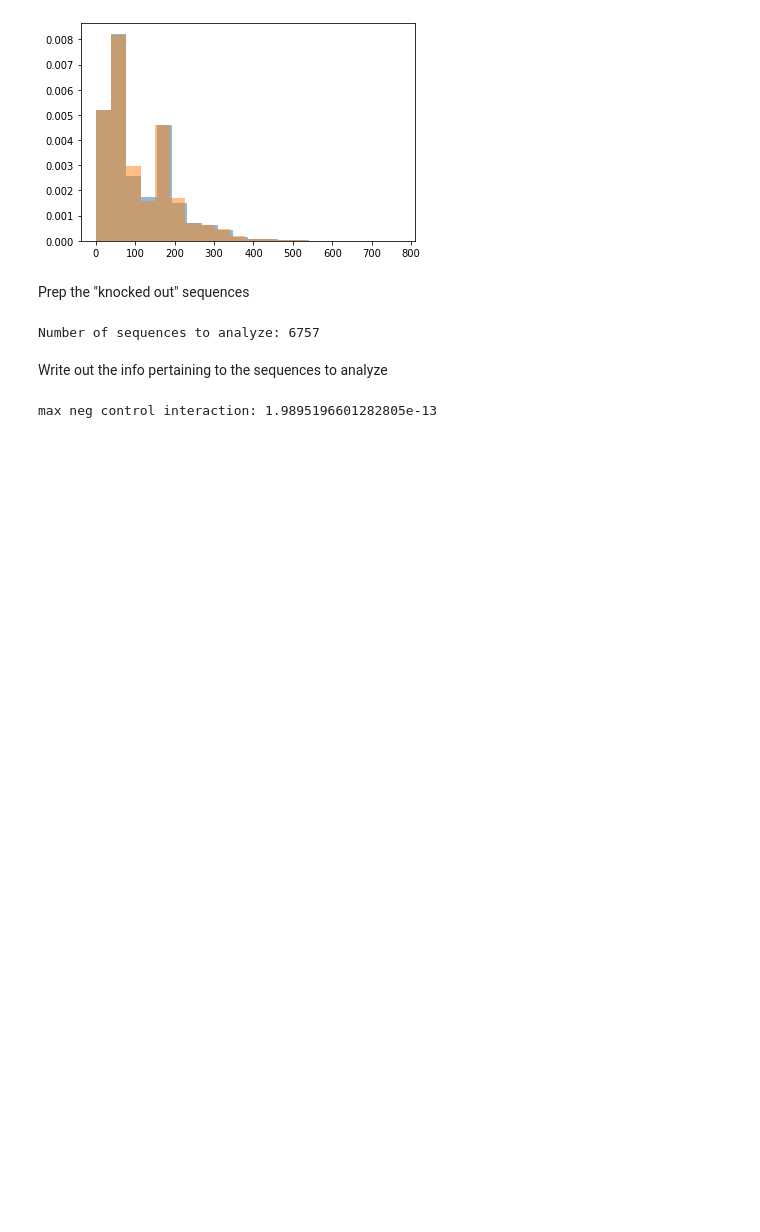
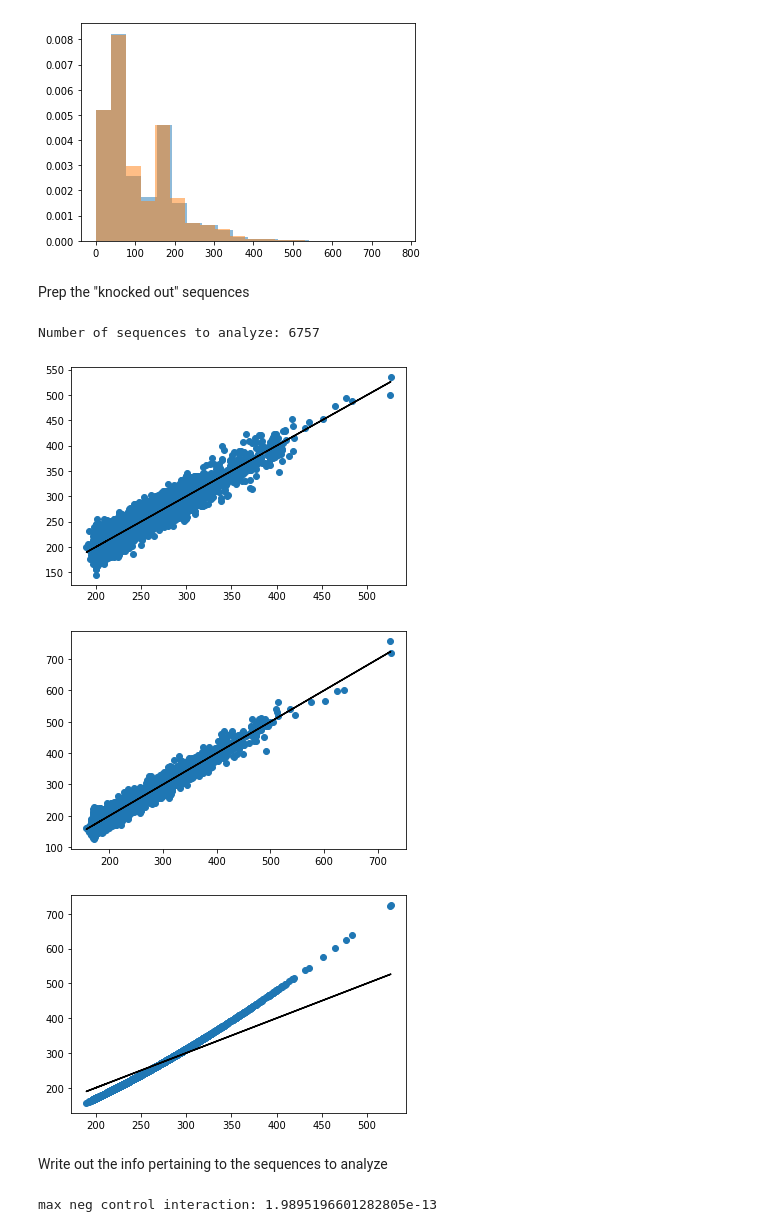
Before and after one commit to kundajelab/feature_interactions, a Jupyter notebook: av/Generate_Data.ipynb, the cells around one changed output. Cells and saved outputs as stored; diff of their text form; code cells hidden in the pictures; blank space fills up the shorter version.

```diff
--- a/av/Generate_Data.ipynb
+++ b/av/Generate_Data.ipynb
@@ -308,9 +309,13 @@ toanalyze_bothoff = []
 toanalyze_gataoff = []
 toanalyze_taloff = []
 toanalyze_orig = []
+toanalyze_orig_neg_labels = []
+toanalyze_orig_pos_labels = []
 
 for test_idx, gata_start, tal_start in toanalyze_info:
   onehot = test_onehot_data[test_idx]
+  toanalyze_orig_neg_labels.append(test_labels_neg[test_idx])
+  toanalyze_orig_pos_labels.append(test_labels_pos[test_idx])
   tal_replacement = get_low_scoring_pwm_instance(pwm=pwm_TAL, rng=rng)
   gata_replacement = get_low_scoring_pwm_instance(pwm=pwm_GATA, rng=rng)
   tal_off = np.array(onehot)
@@ -324,9 +329,11 @@ for test_idx, gata_start, tal_start in toanalyze_info:
   toanalyze_gataoff.append(gata_off)
   toanalyze_bothoff.append(both_off)
 
-(toanalyze_orig, toanalyze_taloff, toanalyze_gataoff, toanalyze_bothoff) =(
+(toanalyze_orig, toanalyze_taloff, toanalyze_gataoff, toanalyze_bothoff,
+ toanalyze_orig_neg_labels, toanalyze_orig_pos_labels) =(
   np.array(toanalyze_orig), np.array(toanalyze_taloff),
-  np.array(toanalyze_gataoff), np.array(toanalyze_bothoff))
+  np.array(toanalyze_gataoff), np.array(toanalyze_bothoff),
+  np.array(toanalyze_orig_neg_labels), np.array(toanalyze_orig_pos_labels) )
 
 (toanalyze_orig_expected_count_neg, toanalyze_orig_expected_count_pos) =\
   get_oracle_preds(toanalyze_orig)
@@ -336,6 +343,26 @@ for test_idx, gata_start, tal_start in toanalyze_info:
   get_oracle_preds(toanalyze_taloff)
 (toanalyze_bothoff_expected_count_neg, toanalyze_bothoff_expected_count_pos) =\
   get_oracle_preds(toanalyze_bothoff)
+# %%
+#sanity check the labels/expected
+
+plt.plot(toanalyze_orig_expected_count_neg, toanalyze_orig_expected_count_neg,
+         color="black")
+plt.scatter(toanalyze_orig_expected_count_neg, toanalyze_orig_neg_labels)
+plt.show()
+plt.plot(toanalyze_orig_expected_count_pos, toanalyze_orig_expected_count_pos,
+         color="black")
+plt.scatter(toanalyze_orig_expected_count_pos, toanalyze_orig_pos_labels)
+plt.show()
+plt.plot(toanalyze_orig_expected_count_neg, toanalyze_orig_expected_count_neg,
+         color="black")
+plt.scatter(toanalyze_orig_expected_count_neg,
+            toanalyze_orig_expected_count_pos)
+plt.show()
+# %% [output]
+[figure, added]
+[figure, added]
+[figure, added]
 # %% [markdown]
 Write out the info pertaining to the sequences to analyze
 # %%
```
Also changed, not shown: parts of 6 cells of this notebook.
